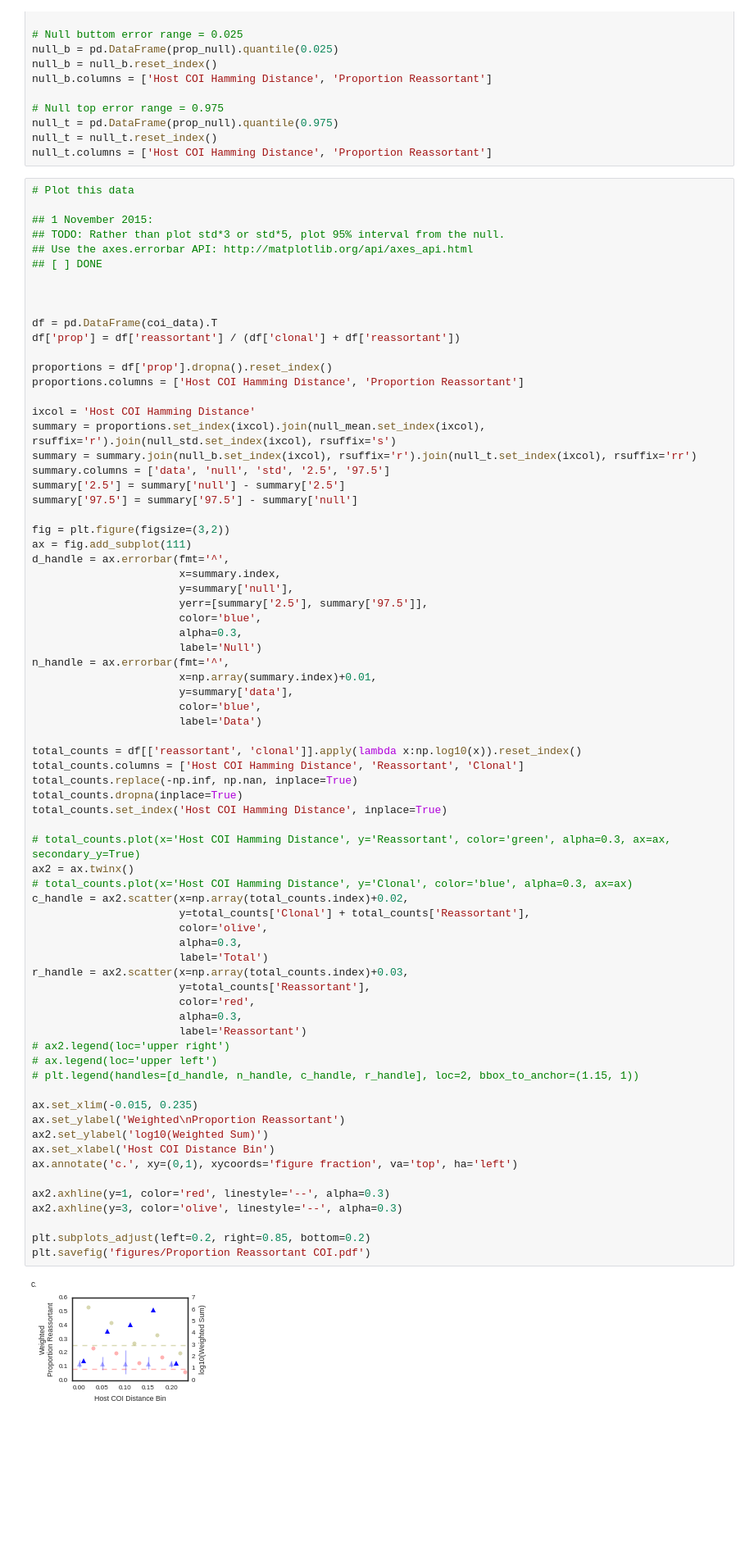
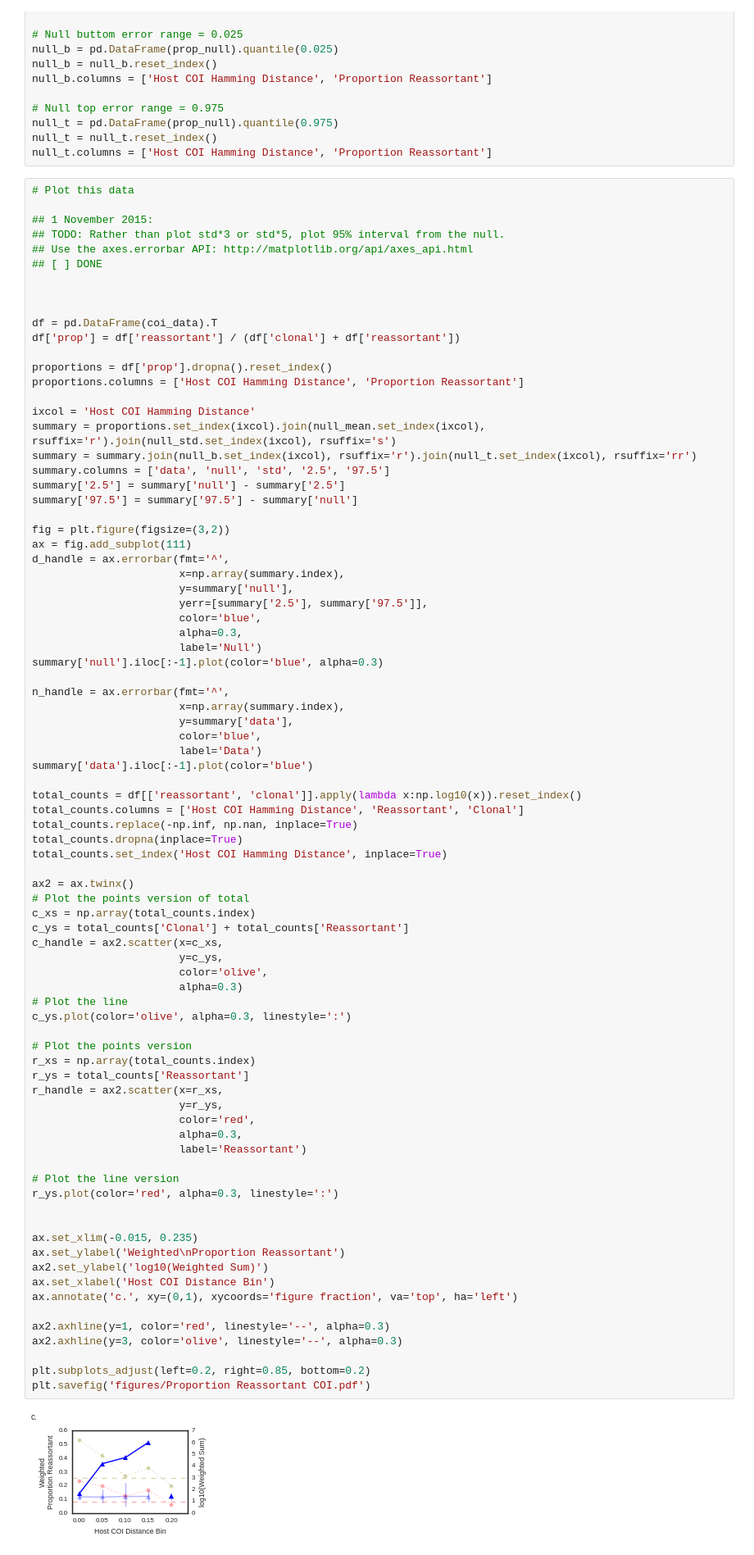
Before and after one commit to ericmjl/influenza-global-reassortment, a Jupyter notebook: Make Figure - Proportion Reassortant.ipynb, the cells around one changed output. Shown at 82% size. Saved outputs shown, nothing was run; the diff lists cells and outputs as text; blank space fills up the shorter version.

Commit message:
added lines to plot COI

```diff
--- a/Make Figure - Proportion Reassortant.ipynb
+++ b/Make Figure - Proportion Reassortant.ipynb
@@ -745,51 +745,61 @@ summary['97.5'] = summary['97.5'] - summary['null']
 fig = plt.figure(figsize=(3,2))
 ax = fig.add_subplot(111)
 d_handle = ax.errorbar(fmt='^',
-                       x=summary.index,
+                       x=np.array(summary.index),
                        y=summary['null'],
                        yerr=[summary['2.5'], summary['97.5']],
                        color='blue',
                        alpha=0.3,
                        label='Null')
+summary['null'].iloc[:-1].plot(color='blue', alpha=0.3)
+
 n_handle = ax.errorbar(fmt='^',
-                       x=np.array(summary.index)+0.01,
+                       x=np.array(summary.index),
                        y=summary['data'],
                        color='blue',
                        label='Data')
+summary['data'].iloc[:-1].plot(color='blue')
 
 total_counts = df[['reassortant', 'clonal']].apply(lambda x:np.log10(x)).reset_index()
 total_counts.columns = ['Host COI Hamming Distance', 'Reassortant', 'Clonal']
 total_counts.replace(-np.inf, np.nan, inplace=True)
 total_counts.dropna(inplace=True)
 total_counts.set_index('Host COI Hamming Distance', inplace=True)
 
-# total_counts.plot(x='Host COI Hamming Distance', y='Reassortant', color='green', alpha=0.3, ax=ax, secondary_y=True)
 ax2 = ax.twinx()
-# total_counts.plot(x='Host COI Hamming Distance', y='Clonal', color='blue', alpha=0.3, ax=ax)
-c_handle = ax2.scatter(x=np.array(total_counts.index)+0.02,
-                       y=total_counts['Clonal'] + total_counts['Reassortant'],
+# Plot the points version of total
+c_xs = np.array(total_counts.index)
+c_ys = total_counts['Clonal'] + total_counts['Reassortant']
+c_handle = ax2.scatter(x=c_xs,
+                       y=c_ys,
                        color='olive',
-                       alpha=0.3,
-                       label='Total')
-r_handle = ax2.scatter(x=np.array(total_counts.index)+0.03,
-                       y=total_counts['Reassortant'],
+                       alpha=0.3)
+# Plot the line
+c_ys.plot(color='olive', alpha=0.3, linestyle=':')
+
+# Plot the points version
+r_xs = np.array(total_counts.index)
+r_ys = total_counts['Reassortant']
+r_handle = ax2.scatter(x=r_xs,
+                       y=r_ys,
                        color='red',
                        alpha=0.3,
                        label='Reassortant')
-# ax2.legend(loc='upper right')
-# ax.legend(loc='upper left')
-# plt.legend(handles=[d_handle, n_handle, c_handle, r_handle], loc=2, bbox_to_anchor=(1.15, 1))
+
+# Plot the line version
+r_ys.plot(color='red', alpha=0.3, linestyle=':')
+
 
 ax.set_xlim(-0.015, 0.235)
 ax.set_ylabel('Weighted\nProportion Reassortant')
 ax2.set_ylabel('log10(Weighted Sum)')
 ax.set_xlabel('Host COI Distance Bin')
 ax.annotate('c.', xy=(0,1), xycoords='figure fraction', va='top', ha='left')
 
 ax2.axhline(y=1, color='red', linestyle='--', alpha=0.3)
 ax2.axhline(y=3, color='olive', linestyle='--', alpha=0.3)
 
 plt.subplots_adjust(left=0.2, right=0.85, bottom=0.2)
 plt.savefig('figures/Proportion Reassortant COI.pdf')
 # %% [output]
-[figure, old version]
+[figure, new version]
```
Also changed, not shown: parts of 2 cells of this notebook, 2 other files.
